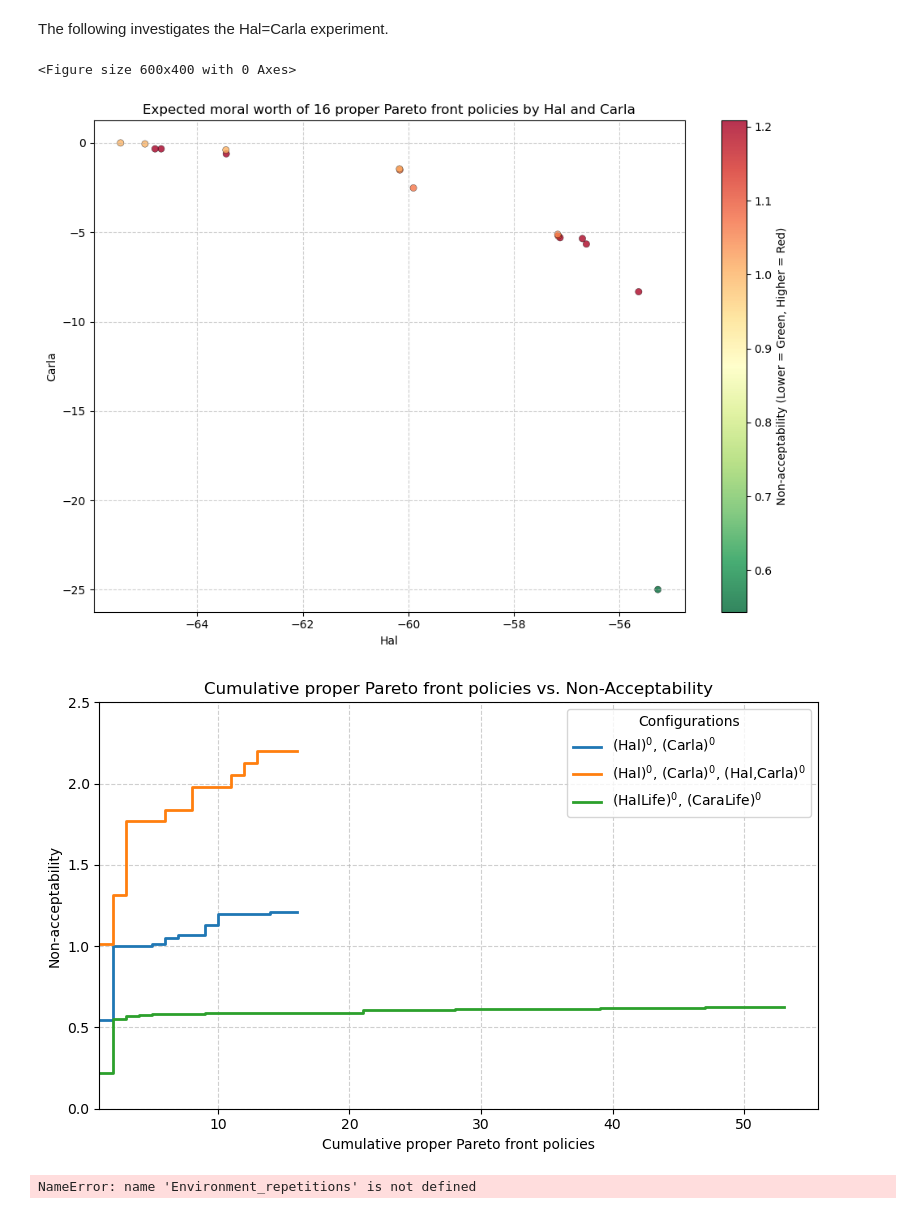
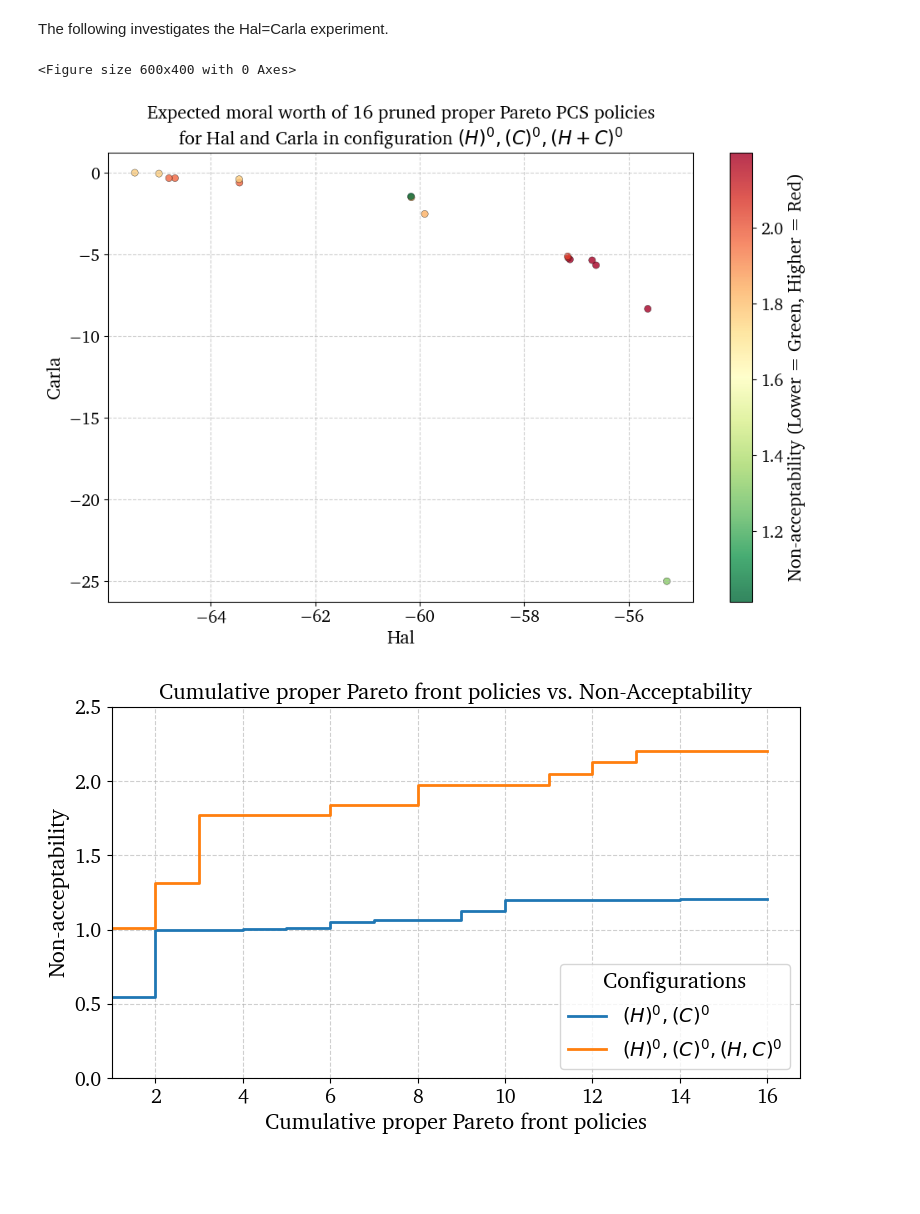
Before and after one commit to sameysimon/MoralPlanner, a Jupyter notebook: Notebooks/UtilitarianExperiment.ipynb, the cells around one changed output. Cells and saved outputs as stored; diff of their text form; code cells hidden in the pictures; blank space fills up the shorter version.

```diff
--- a/Notebooks/UtilitarianExperiment.ipynb
+++ b/Notebooks/UtilitarianExperiment.ipynb
@@ -6,6 +6,18 @@ import pandas as pd
 import numpy as np
 import json
 import matplotlib.pyplot as plt
+
+plt.rcParams.update({
+    "font.family": "Charter",
+    "font.size": 16,
+    "axes.titlesize": 16,
+    "axes.labelsize": 16,
+    "xtick.labelsize": 14,
+    "ytick.labelsize": 14,
+    "legend.fontsize": 14,
+})
+def latex_config_name(name):
+    return "$" + name.replace("^0", "^{0}") + "$"
 # %%
 defaultConfig = {"Budget": 3, "Horizon": 6}
 inputConfigs = {
@@ -103,14 +125,48 @@ The following investigates the Hal=Carla experiment.
 
 # Load the Hal=Carla case
 #configName = "(Hal, Carla)"
-configName = "(Hal)^0, (Carla)^0"
+configName = "(Hal)^0, (Carla)^0, (Hal,Carla)^0"
 con_one_label = "Hal"
 con_two_label = "Carla"
 plt.figure(figsize=(6,4))
-er.plotParetoGraph(configName, 0, con_one_label, con_two_label, 0, f"{configName}_ParetoGraph.png")
+
+outFile = er.makePlanOutFileName(configName, 0, 0)
+with open(outFile, 'r') as file:
+    json_data = json.load(file)
+x = []
+for sol in json_data["Solutions"]:
+    x.append([float(sol["Expectation"][con_one_label]), float(sol["Expectation"][con_two_label]), sol["Acceptability"]])
+
+df = pd.DataFrame(x, columns=[con_one_label, con_two_label, "Non-acceptability"])
+
+df = df.sort_values(by="Non-acceptability", ascending=False)
+
+plt.figure(figsize=(10,7))
+scatter = plt.scatter(
+    df[con_one_label],
+    df[con_two_label],
+    c=df["Non-acceptability"],
+    cmap='RdYlGn_r',
+    edgecolors='black',
+    linewidth=0.3, # Thinner line helps reduce clutter
+    alpha=0.8,     # Slight transparency helps see density
+    s=35           # Explicitly set size
+)
+plt.xlabel(con_one_label)
+plt.ylabel(con_two_label)
+plt.title(f"Expected moral worth of {len(json_data["Solutions"])} pruned proper Pareto PCS policies\nfor {con_one_label} and {con_two_label} in configuration {latex_config_name("(H)^0, (C)^0, (H+C)^0")}")
+
+cbar = plt.colorbar(scatter)
+cbar.set_label('Non-acceptability (Lower = Green, Higher = Red)')
+
+plt.grid(True, linestyle='--', alpha=0.6)
+plt.tight_layout()
+
+plt.savefig(f"{er.figuresFolder}/{configName}_{configName}_ParetoGraph.png", dpi=300)
+plt.show()
 # %% [output]
 <Figure size 600x400 with 0 Axes>
-[figure, old version]
+[figure, new version]
 # %%
 import re
 cols = ["(Hal)", "(Carla)", "(Hal, Carla)", "(Hal)^0, (Carla)^0", "(Hal)^0, (Carla)^0, (Hal,Carla)^0"]
@@ -151,44 +207,43 @@ for c in cols:
 plt.figure(figsize=(8, 5))
 
 configs_names = ["(Hal)^0, (Carla)^0",
-                 "(Hal)^0, (Carla)^0, (Hal,Carla)^0",
-                 "(HalLife)^0, (CaraLife)^0"
+                 "(Hal)^0, (Carla)^0, (Hal,Carla)^0"
                  ]
 for c in configs_names:
     # Assuming self.makePlanOutFileName exists
     outFile = er.makePlanOutFileName(c, 0, 0)
     with open(outFile, 'r') as file:
         json_data = json.load(file)
         nacc = [sol["Acceptability"] for sol in json_data["Solutions"]]
         x_sorted = np.sort(nacc)
         y_cumulative = np.arange(1, len(x_sorted) + 1)
 
-        formatted_label = re.sub(r"\^(\d)", r"$^{\1}$", str(c))
+        formatted = c.replace("Hal", "H")
+        formatted = formatted.replace("Carla", "C")
 
-        plt.step(y_cumulative, x_sorted, where='post', linewidth=2, label=formatted_label)
+
+        plt.step(y_cumulative, x_sorted, where='post', linewidth=2, label=latex_config_name(formatted))
 
 plt.title(f"Cumulative proper Pareto front policies vs. Non-Acceptability")
 plt.ylabel("Non-acceptability")
 plt.xlabel("Cumulative proper Pareto front policies")
 plt.grid(True, linestyle='--', alpha=0.6)
 
 plt.ylim(bottom=0, top=2.5)
 plt.xlim(left=1)
 
 plt.legend(title="Configurations")
 
 plt.tight_layout()
 
 plt.tight_layout()
 plt.savefig(f"{er.figuresFolder}/Solution_Growth.png", dpi=300)
 plt.show()
 # %% [output]
-[figure, old version]
+[figure, new version]
 # %%
 
-configs_names = ["(Hal)", "(Carla)", "(Hal, Carla)", "(Hal)^0, (Carla)^0",
-                 "(Hal)^0, (Carla)^0, (Hal,Carla)^0", "(HalLife)^0, (CaraLife)^0",
-                 "(HalLife)^0, (CaraLife)^0, (HalSmall)^1, (CaraSmall)^1"]
+configs_names = ["(Hal)", "(Carla)", "(Hal, Carla)", "(Hal)^0, (Carla)^0"]
 
 data = []
 for c in configs_names:
@@ -204,8 +259,6 @@ for c in configs_names:
                             json_data["Duration_MEHR"],
                             json_data["Duration_Total"]])
 df = pd.DataFrame(data, columns=["Config_name", "Env_rep", "Heuristic", "Plan", "Solution and Trajectory Extraction", "MEHR", "Total"])
-# %% [output]
-NameError: name 'Environment_repetitions' is not defined
 # %%
 
 import re
```
Also changed, not shown: parts of 3 cells of this notebook, 29 other files.
